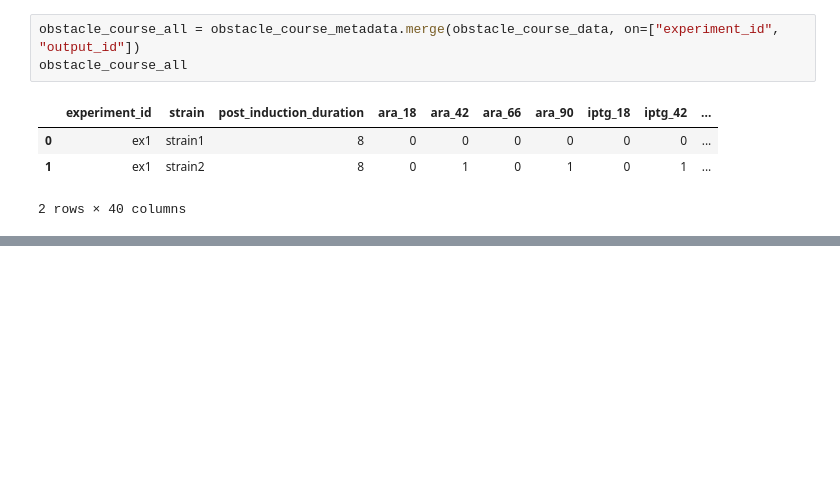
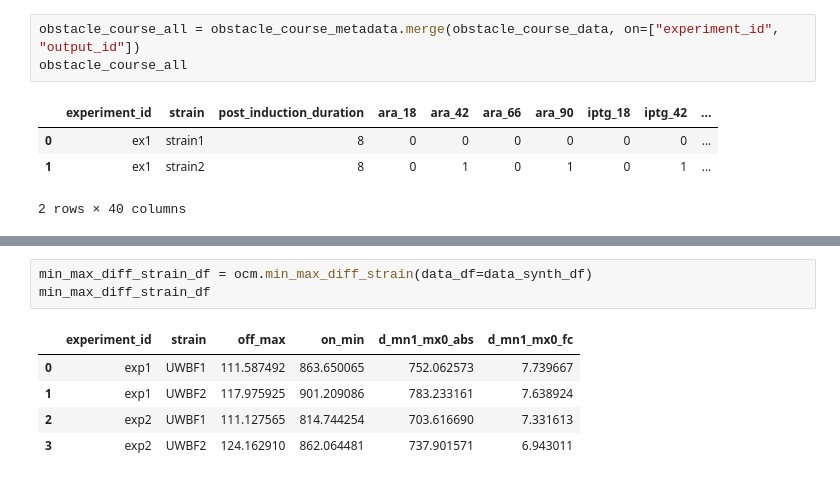
Before and after one commit to SD2E/pysd2cat, a Jupyter notebook: notebooks/ObstacleCourseMetrics.ipynb, the cells around one changed output, grey strips where cells are left out. Saved outputs shown, nothing was run; the diff lists cells and outputs as text; blank space fills up the shorter version.

```diff
--- a/notebooks/ObstacleCourseMetrics.ipynb
+++ b/notebooks/ObstacleCourseMetrics.ipynb
@@ -69,0 +94,9 @@ obstacle_course_all
+# %%
+min_max_diff_strain_df = ocm.min_max_diff_strain(data_df=data_synth_df)
+min_max_diff_strain_df
+# %% [output]
+|  | experiment_id | strain | off_max | on_min | d_mn1_mx0_abs | d_mn1_mx0_fc |
+| 0 | exp1 | UWBF1 | 111.587492 | 863.650065 | 752.062573 | 7.739667 |
+| 1 | exp1 | UWBF2 | 117.975925 | 901.209086 | 783.233161 | 7.638924 |
+| 2 | exp2 | UWBF1 | 111.127565 | 814.744254 | 703.616690 | 7.331613 |
+| 3 | exp2 | UWBF2 | 124.162910 | 862.064481 | 737.901571 | 6.943011 |
```
Also changed, not shown: parts of 3 cells of this notebook, 1 other file.
